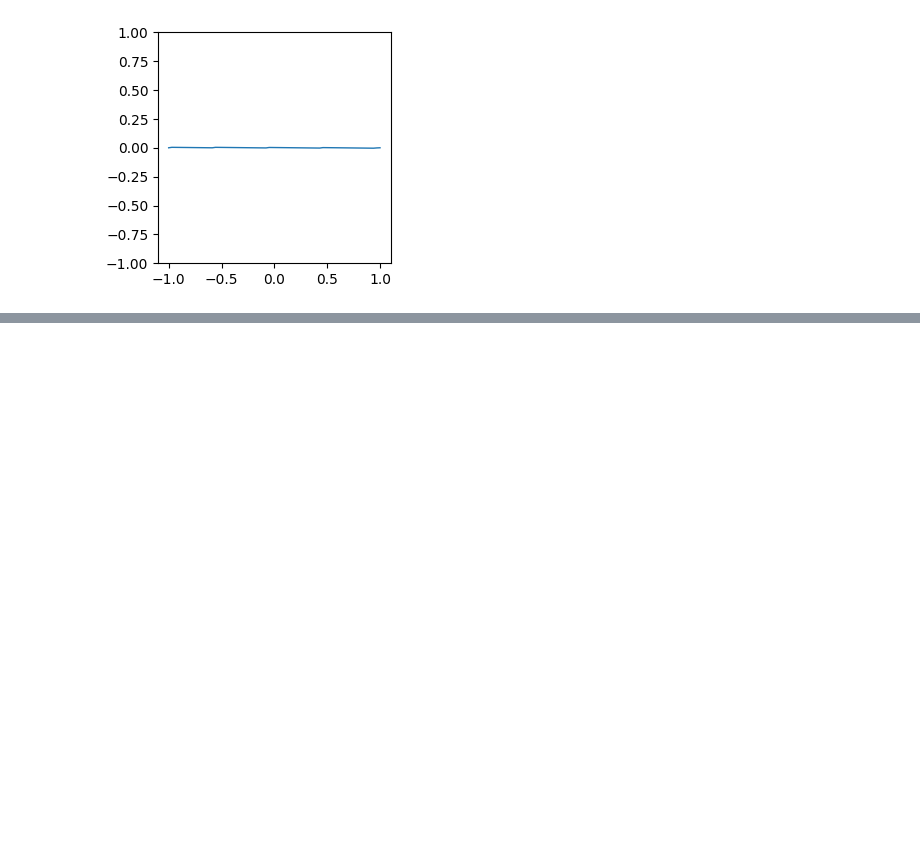
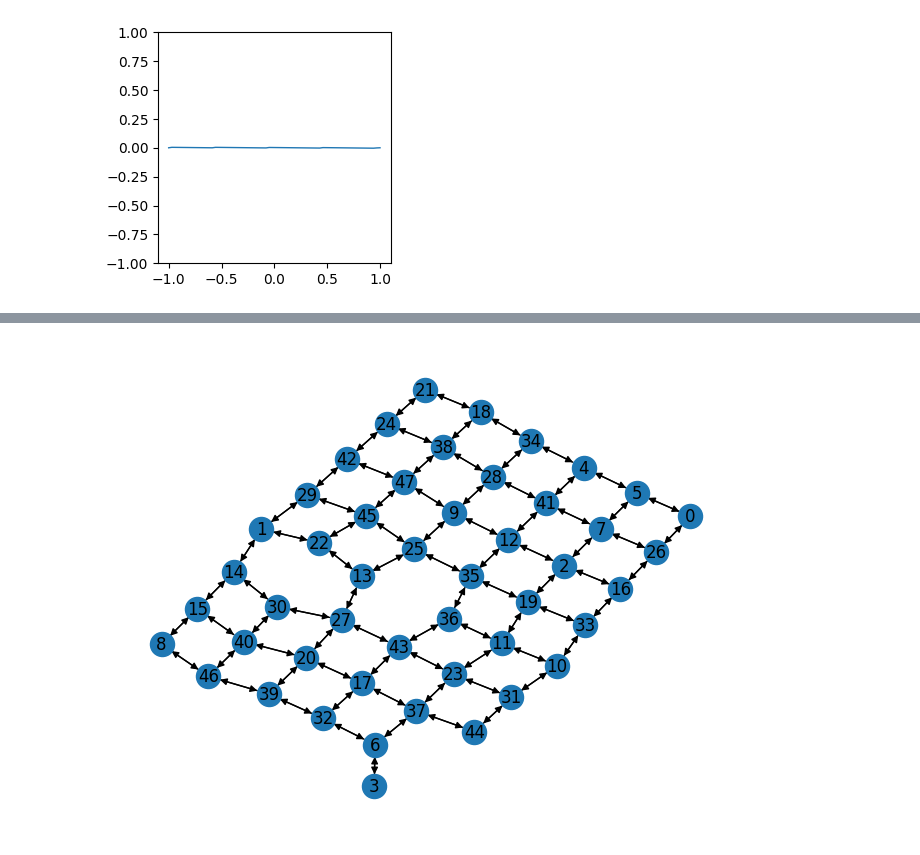
Before and after one commit to Oriinga/ComputerVisionLab, a Jupyter notebook: Lab4/lab4.ipynb, the cells around one changed output, grey strips where cells are left out. Cells and saved outputs as stored; diff of their text form; code cells hidden in the pictures; blank space fills up the shorter version.

```diff
--- a/Lab4/lab4.ipynb
+++ b/Lab4/lab4.ipynb
@@ -418,31 +429,18 @@ def plot_graph(V, E, seed=42):
 # %%
-pieces_array = []
-rotated_sides = []
-side_features = []
-for image in range(len(imgs)):
-    piece = Piece(msks[image],corner_ratios[image])
-    pieces_array.append(piece)
-    for i in piece.sides_objects:
-        side_features.append(i.contour.flatten()) ##Flatten to give a 1D feature array
-        rotated_sides.append(i.rotated_side.flatten()) ##Flatten to give a 1D feature array
+def plot_double_connections(indeces,pieces_array):
+    V = [i for i in range(len(pieces_array))]
 
-knn = get_nearest_neighbour_model(rotated_sides)
+    double_indicies = []
+    for i in range(len(indeces)):
+        check = indeces[i]
+        if(indeces[check]==i):
+            double_indicies.append([math.floor(i/4),i%4,indeces[i]])
 
-distances , indeces = knn.kneighbors(side_features)
-V = [i for i in range(len(pieces_array))]
-#E = [(math.floor(i/4),math.floor(indeces[i]/4)) for i in range(len(indeces))]
+    E = []
 
-double_indicies = []
-for i in range(len(indeces)):
-    check = indeces[i]
-    if(indeces[check]==i):
-        double_indicies.append([math.floor(i/4),i%4,indeces[i]])
+    for side in double_indicies:
+        #Check if side is flat
+        if not(pieces_array[side[0]].sides_objects[side[1]].is_flat):
+            E.append((side[0],math.floor(side[2]/4)))
 
-E = []
-
-for side in double_indicies:
-    #Check if side is flat
-    if not(pieces_array[side[0]].sides_objects[side[1]].is_flat):
-        E.append((side[0],math.floor(side[2]/4)))
-
-plot_graph(V,E)
+    plot_graph(V,E)
@@ -450,0 +498,4 @@ IndexError: list index out of range
+# %%
+plot_double_connections(indeces,pieces_array)
+# %% [output]
+[figure, added]
```
Also changed, not shown: parts of 6 cells of this notebook.
